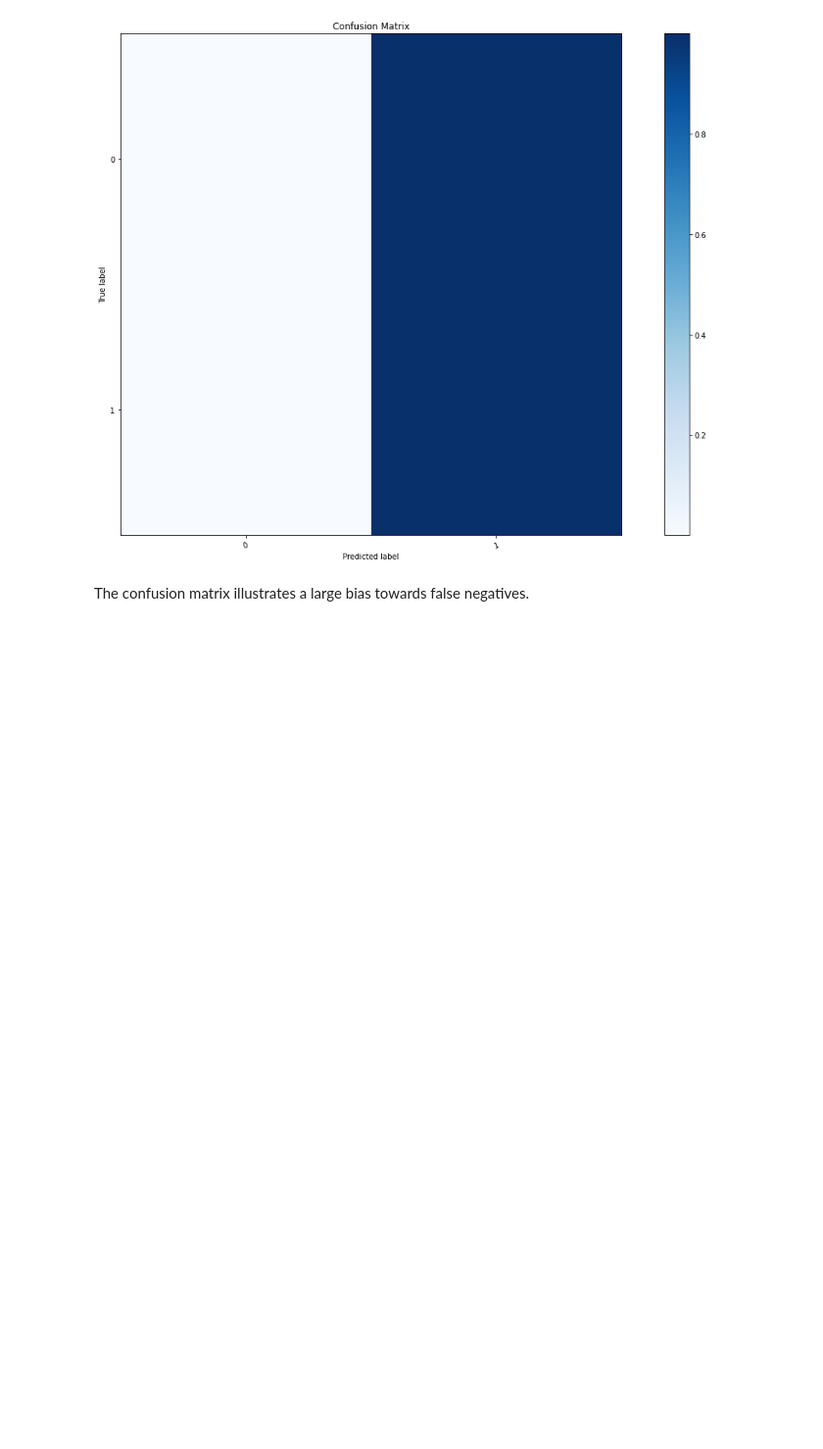
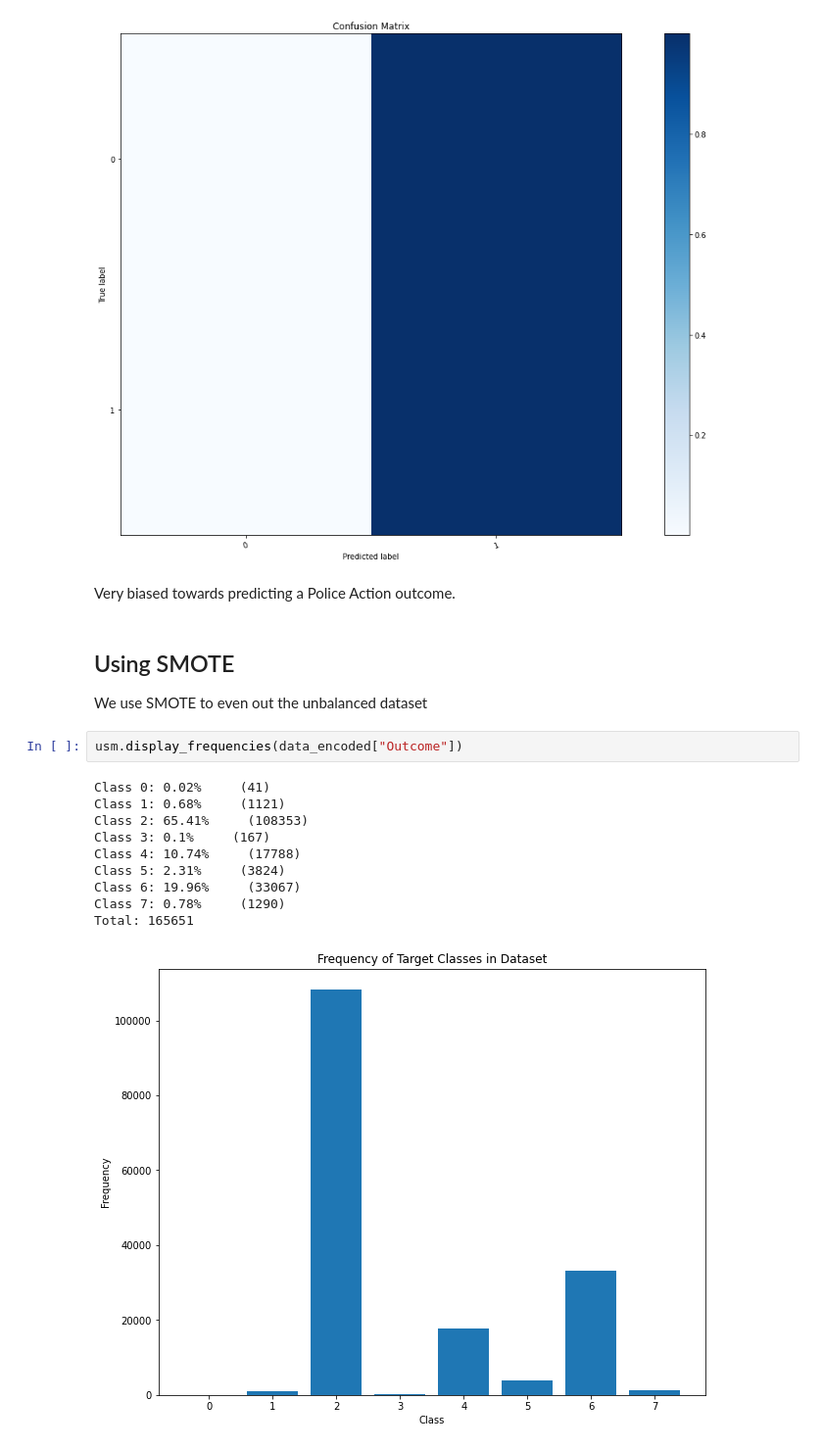
Before and after one commit to MQumairi/intro_to_ai_coursework, a Jupyter notebook: src/Perceptron.ipynb, the cells around one changed output. Shown at 98% size. Saved outputs shown, nothing was run; the diff lists cells and outputs as text; blank space fills up the shorter version.

```diff
--- a/src/Perceptron.ipynb
+++ b/src/Perceptron.ipynb
@@ -198,5 +294,21 @@ y_predict_binary_k = pnn_binary_kfold.predict(X_test_binary_k)
 util.confusion_plot(y_test=y_test_binary_k, y_predictions=y_predict_binary_k, target_classes=[0, 1])
 # %% [output]
 [figure]
-# %% [markdown]
-The confusion matrix illustrates a large bias towards false negatives.
+# %% [markdown]
+Very biased towards predicting a Police Action outcome.
+# %% [markdown]
+## Using SMOTE
+We use SMOTE to even out the unbalanced dataset
+# %%
+usm.display_frequencies(data_encoded["Outcome"])
+# %% [output]
+Class 0: 0.02%     (41)
+Class 1: 0.68%     (1121)
+Class 2: 65.41%     (108353)
+Class 3: 0.1%     (167)
+Class 4: 10.74%     (17788)
+Class 5: 2.31%     (3824)
+Class 6: 19.96%     (33067)
+Class 7: 0.78%     (1290)
+Total: 165651
+[figure, added]
```
Also changed, not shown: parts of 23 cells of this notebook, 3 other files.
